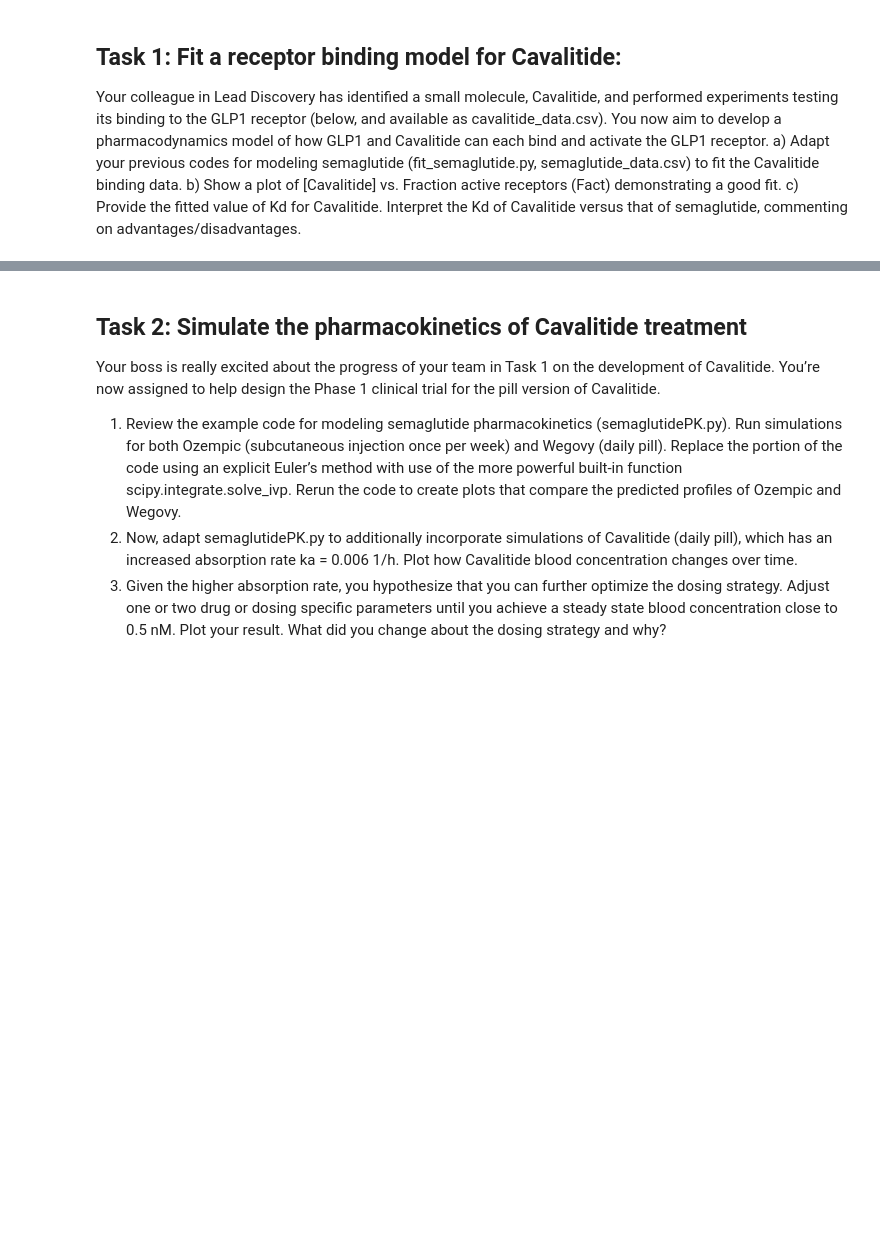
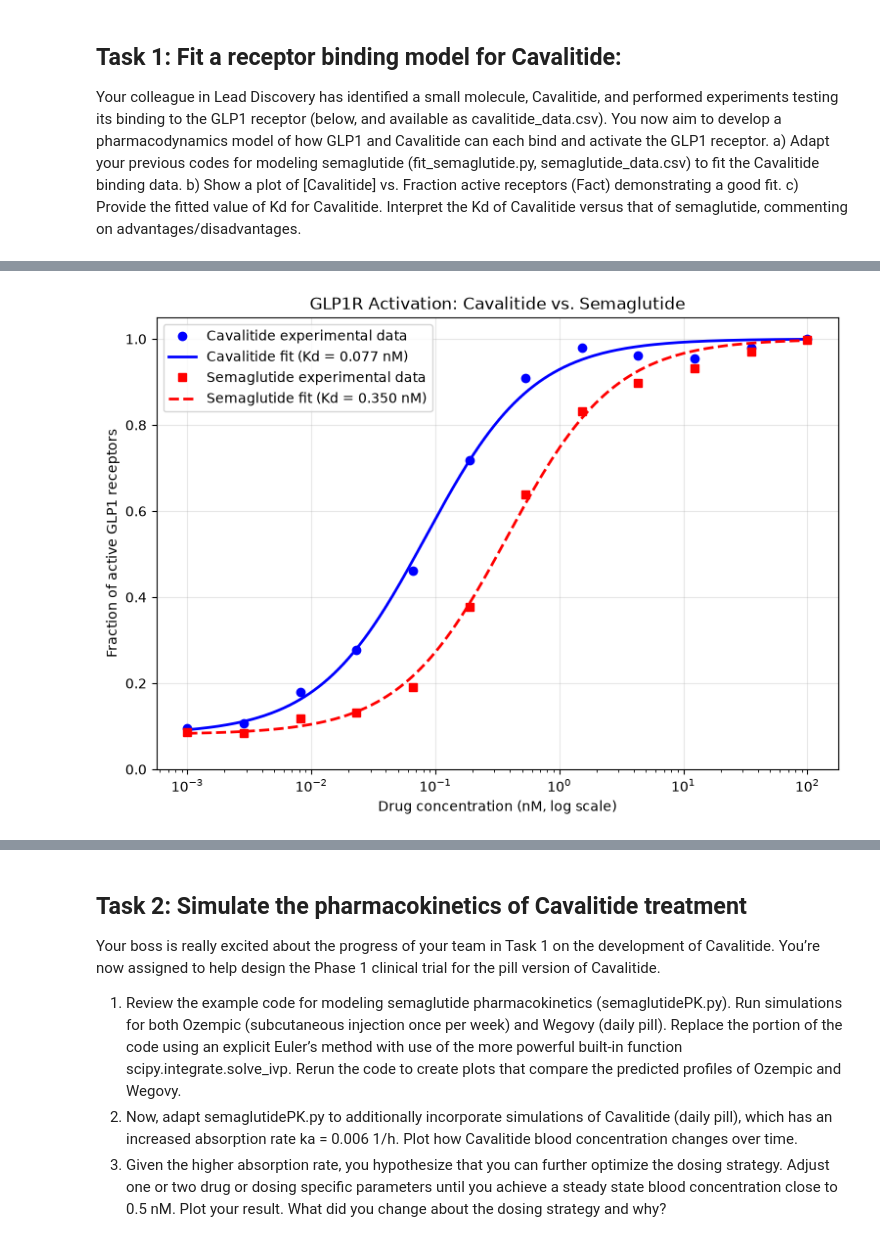
Before and after one commit to aymen-akram/BME2315_Module3, a Jupyter notebook: Module3_Project_Template.ipynb, the cells around one changed output, grey strips where cells are left out. Drawn from its saved outputs; the diff is of its cells as text; code cells hidden in the pictures; blank space fills up the shorter version.

Commit message:
task 1

```diff
--- a/Module3_Project_Template.ipynb
+++ b/Module3_Project_Template.ipynb
@@ -24,0 +121,55 @@ c)	Provide the fitted value of Kd for Cavalitide. Interpret the Kd of Cavalitide
+# %%
+
+# Drug concentration range (nM)
+L2 = np.logspace(-3, 2, 500)
+
+plt.figure(figsize=(9, 6))
+
+# Cavalitide experimental data and fitted curve
+plt.semilogx(
+    cavalitide_data[:, 0],
+    cavalitide_data[:, 1],
+    "o",
+    color="blue",
+    label="Cavalitide experimental data"
+)
+
+plt.semilogx(
+    L2,
+    Fact(L1, L2, Kd1, cav_Kd),
+    "-",
+    color="blue",
+    linewidth=2,
+    label=f"Cavalitide fit (Kd = {cav_Kd:.3f} nM)"
+)
+
+# Semaglutide experimental data and fitted curve
+plt.semilogx(
+    semaglutide_data[:, 0],
+    semaglutide_data[:, 1],
+    "s",
+    color="red",
+    label="Semaglutide experimental data"
+)
+
+plt.semilogx(
+    L2,
+    Fact(L1, L2, Kd1, sem_Kd),
+    "--",
+    color="red",
+    linewidth=2,
+    label=f"Semaglutide fit (Kd = {sem_Kd:.3f} nM)"
+)
+
+plt.xlabel("Drug concentration (nM, log scale)")
+plt.ylabel("Fraction of active GLP1 receptors")
+plt.title("GLP1R Activation: Cavalitide vs. Semaglutide")
+plt.ylim(0, 1.05)
+plt.legend()
+plt.grid(alpha=0.3)
+
+plt.savefig("Task1_GLP1R_Binding.png",
+            dpi=300, bbox_inches="tight")
+plt.show()
+# %% [output]
+[figure, added]
```
Also changed, not shown: parts of 4 cells of this notebook, 2 other files.
